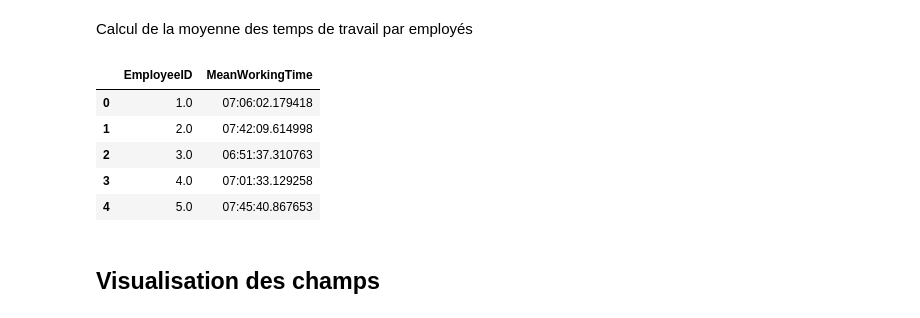
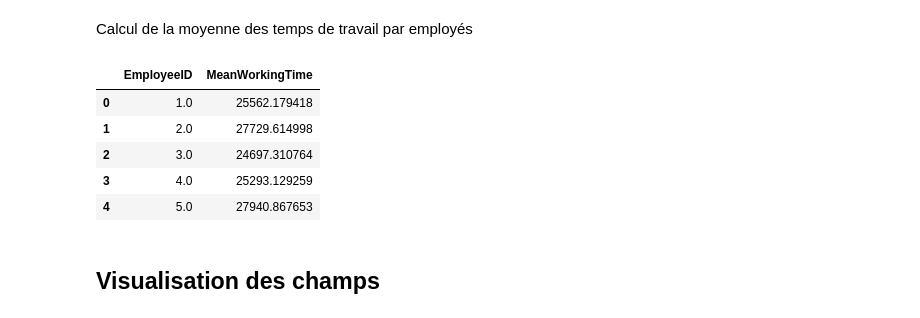
Before and after one commit to Bnder1/Projet-IA, a Jupyter notebook: Projet-IA.ipynb, the cells around one changed output. Drawn from its saved outputs; the diff is of its cells as text; code cells hidden in the pictures.

```diff
--- a/Projet-IA.ipynb
+++ b/Projet-IA.ipynb
@@ -110,27 +110,27 @@ Calcul de la moyenne des temps de travail par employés
 # %%
 meanWorkingTime = pd.DataFrame(data={'EmployeeID': [], 'MeanWorkingTime': []})
 
 for row in range(len(deltaTime)):
     tempRow={'EmployeeID':0, 'MeanWorkingTime':0}
     mean = 0
     for col in range(1,len(deltaTime.columns)):
         tempRow['EmployeeID'] = int(inTime[inTime.columns[0]][row])
         if(deltaTime[deltaTime.columns[col]][row] != 0):
             if(mean != 0):
                 mean = (mean+deltaTime[deltaTime.columns[col]][row])/2
             else:
                 mean = deltaTime[deltaTime.columns[col]][row]
-    tempRow['MeanWorkingTime'] = mean
+    tempRow['MeanWorkingTime'] = mean.total_seconds()
     meanWorkingTime = meanWorkingTime.append(tempRow, ignore_index=True)
 
 meanWorkingTime.head()
 # %% [output]
 |  | EmployeeID | MeanWorkingTime |
-| 0 | 1.0 | 07:06:02.179418 |
-| 1 | 2.0 | 07:42:09.614998 |
-| 2 | 3.0 | 06:51:37.310763 |
-| 3 | 4.0 | 07:01:33.129258 |
-| 4 | 5.0 | 07:45:40.867653 |
+| 0 | 1.0 | 25562.179418 |
+| 1 | 2.0 | 27729.614998 |
+| 2 | 3.0 | 24697.310764 |
+| 3 | 4.0 | 25293.129259 |
+| 4 | 5.0 | 27940.867653 |
 # %% [markdown]
 ## Visualisation des champs
 # %%
```
Also changed, not shown: parts of 3 cells of this notebook.
